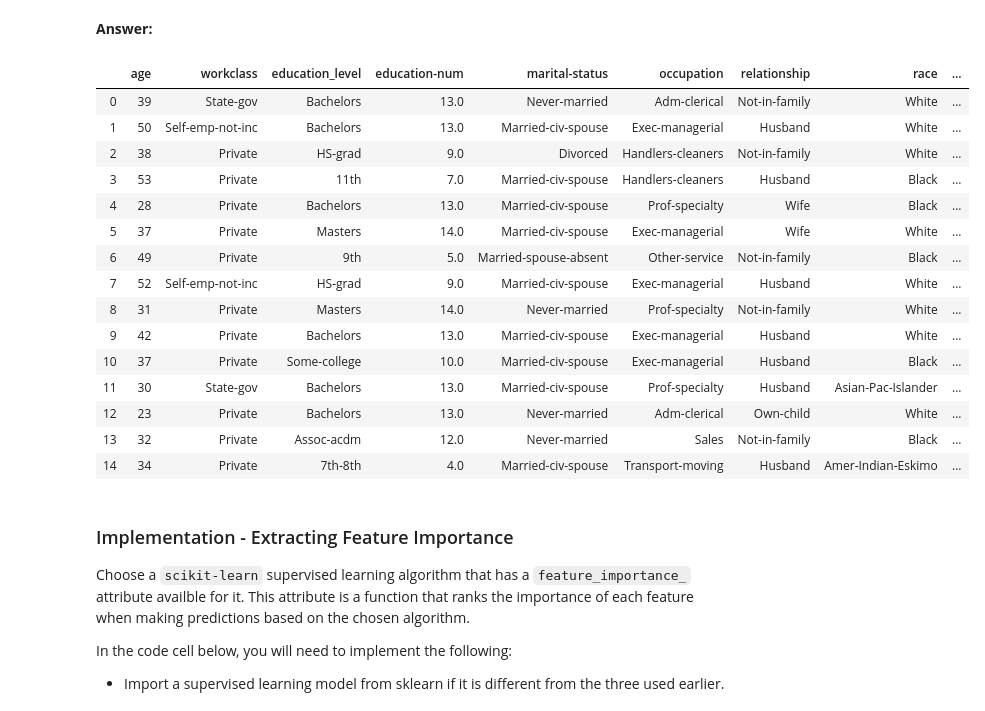
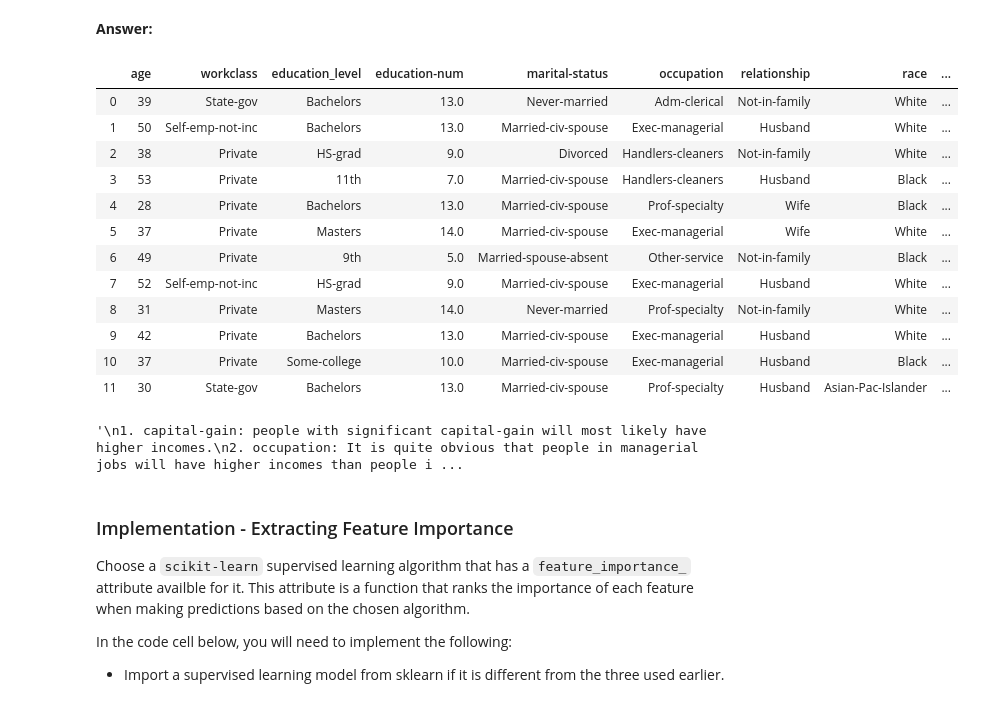
Before and after one commit to dmintz2/Machine-Learning-Code, a Jupyter notebook: finding_donors.ipynb, the cells around one changed output. Drawn from its saved outputs; the diff is of its cells as text; code cells hidden in the pictures.

```diff
--- a/finding_donors.ipynb
+++ b/finding_donors.ipynb
@@ -623,35 +625,33 @@ When **Exploring the Data**, it was shown there are thirteen available features
 **Answer:**
 # %%
 #first I print the 13 features and about 10-15 rows to get a sense and a reminder of what is the kind of data in each feature:
-display (data.head(15))
+display (data.head(12))
 
 
 #The below are my top-5 and in this order:
 """
 1. capital-gain: people with significant capital-gain will most likely have higher incomes.
 2. occupation: It is quite obvious that people in managerial jobs will have higher incomes than people in say cleaners jobs.
 3. education_level: probably a strong indicator for level of income.  someone with Masters degree most likely will earn
 more than someone with 9th grade education.
 4. age: likely that someone young, say 23, will be making much less than someone who is her 40s or 50s.
 5. race: unfortunately, a possible strong indicator for level of income
 """
 # %% [output]
 |  | age | workclass | education_level | education-num | marital-status | occupation | relationship | race | ... |
 | 0 | 39 | State-gov | Bachelors | 13.0 | Never-married | Adm-clerical | Not-in-family | White | ... |
 | 1 | 50 | Self-emp-not-inc | Bachelors | 13.0 | Married-civ-spouse | Exec-managerial | Husband | White | ... |
 | 2 | 38 | Private | HS-grad | 9.0 | Divorced | Handlers-cleaners | Not-in-family | White | ... |
 | 3 | 53 | Private | 11th | 7.0 | Married-civ-spouse | Handlers-cleaners | Husband | Black | ... |
 | 4 | 28 | Private | Bachelors | 13.0 | Married-civ-spouse | Prof-specialty | Wife | Black | ... |
 | 5 | 37 | Private | Masters | 14.0 | Married-civ-spouse | Exec-managerial | Wife | White | ... |
 | 6 | 49 | Private | 9th | 5.0 | Married-spouse-absent | Other-service | Not-in-family | Black | ... |
 | 7 | 52 | Self-emp-not-inc | HS-grad | 9.0 | Married-civ-spouse | Exec-managerial | Husband | White | ... |
 | 8 | 31 | Private | Masters | 14.0 | Never-married | Prof-specialty | Not-in-family | White | ... |
 | 9 | 42 | Private | Bachelors | 13.0 | Married-civ-spouse | Exec-managerial | Husband | White | ... |
 | 10 | 37 | Private | Some-college | 10.0 | Married-civ-spouse | Exec-managerial | Husband | Black | ... |
 | 11 | 30 | State-gov | Bachelors | 13.0 | Married-civ-spouse | Prof-specialty | Husband | Asian-Pac-Islander | ... |
-| 12 | 23 | Private | Bachelors | 13.0 | Never-married | Adm-clerical | Own-child | White | ... |
-| 13 | 32 | Private | Assoc-acdm | 12.0 | Never-married | Sales | Not-in-family | Black | ... |
-| 14 | 34 | Private | 7th-8th | 4.0 | Married-civ-spouse | Transport-moving | Husband | Amer-Indian-Eskimo | ... |
+'\n1. capital-gain: people with significant capital-gain will most likely have higher incomes.\n2. occupation: It is quite obvious that people in managerial jobs will have higher incomes than people i ...
 # %% [markdown]
 ### Implementation - Extracting Feature Importance
 Choose a `scikit-learn` supervised learning algorithm that has a `feature_importance_` attribute availble for it. This attribute is a function that ranks the importance of each feature when making predictions based on the chosen algorithm.
```
Also changed, not shown: parts of 6 cells of this notebook, 1 other file.
